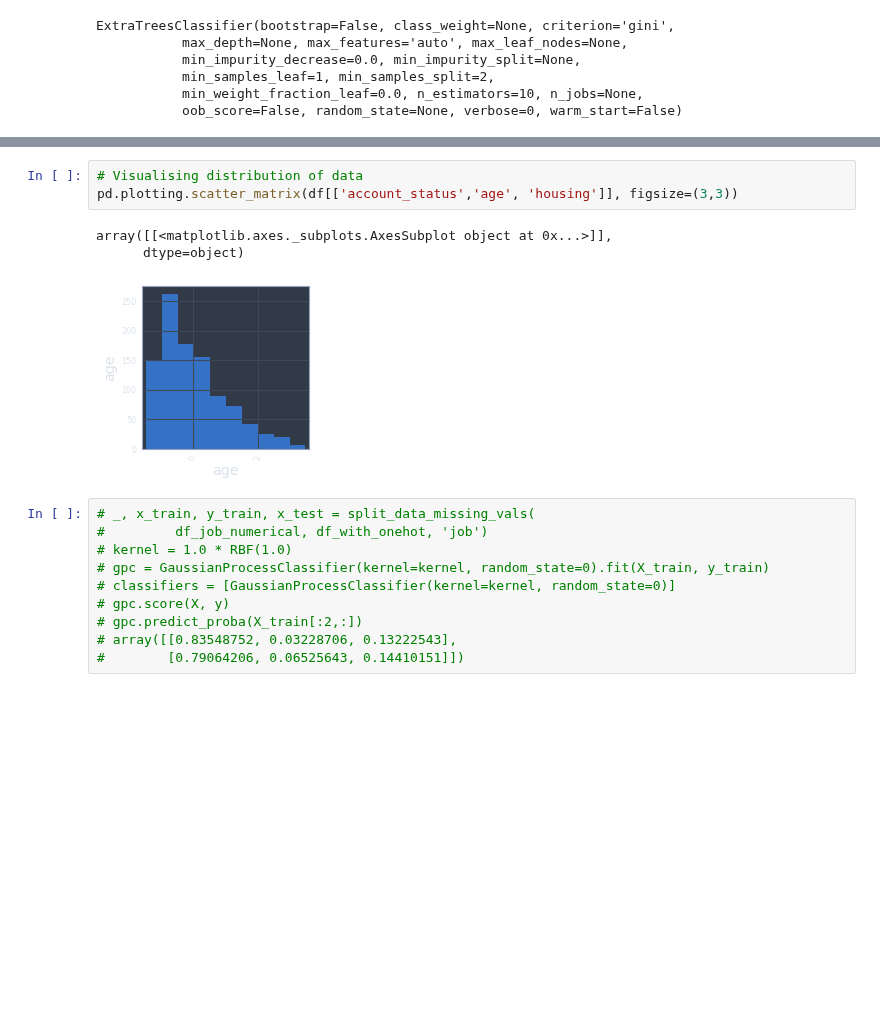
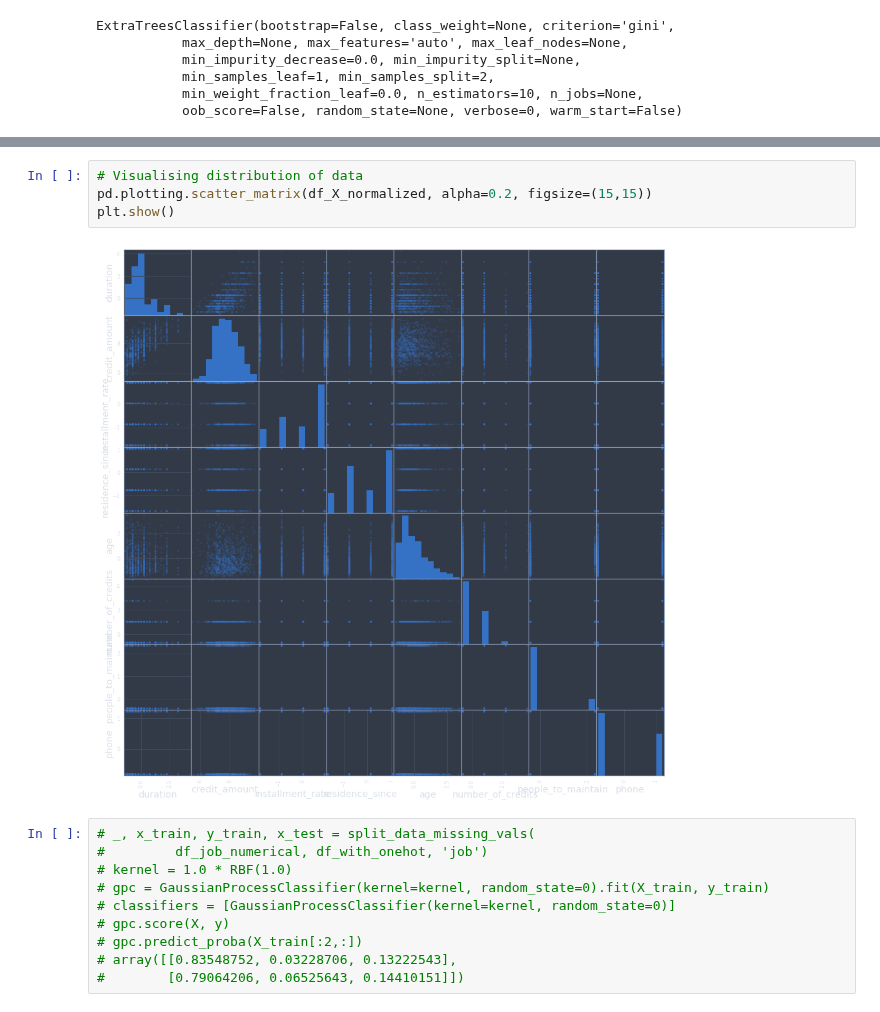
Before and after one commit to alyonavyshnevska/intelligent_data_analysis, a Jupyter notebook: Final_Project/FinalProject.ipynb, the cells around one changed output, grey strips where cells are left out. Saved outputs shown, nothing was run; the diff lists cells and outputs as text; blank space fills up the shorter version.

Commit message:
scatter matrix

```diff
--- a/Final_Project/FinalProject.ipynb
+++ b/Final_Project/FinalProject.ipynb
@@ -1320,10 +1330,9 @@ ExtraTreesClassifier(bootstrap=False, class_weight=None, criterion='gini',
 # %%
 # Visualising distribution of data
-pd.plotting.scatter_matrix(df[['account_status','age', 'housing']], figsize=(3,3))
+pd.plotting.scatter_matrix(df_X_normalized, alpha=0.2, figsize=(15,15))
+plt.show()
 # %% [output]
-array([[<matplotlib.axes._subplots.AxesSubplot object at 0x...>]],
-      dtype=object)
-[figure, old version]
+[figure, new version]
 # %%
 # _, x_train, y_train, x_test = split_data_missing_vals(
 #         df_job_numerical, df_with_onehot, 'job')
```
Also changed, not shown: parts of 1 cell of this notebook.
